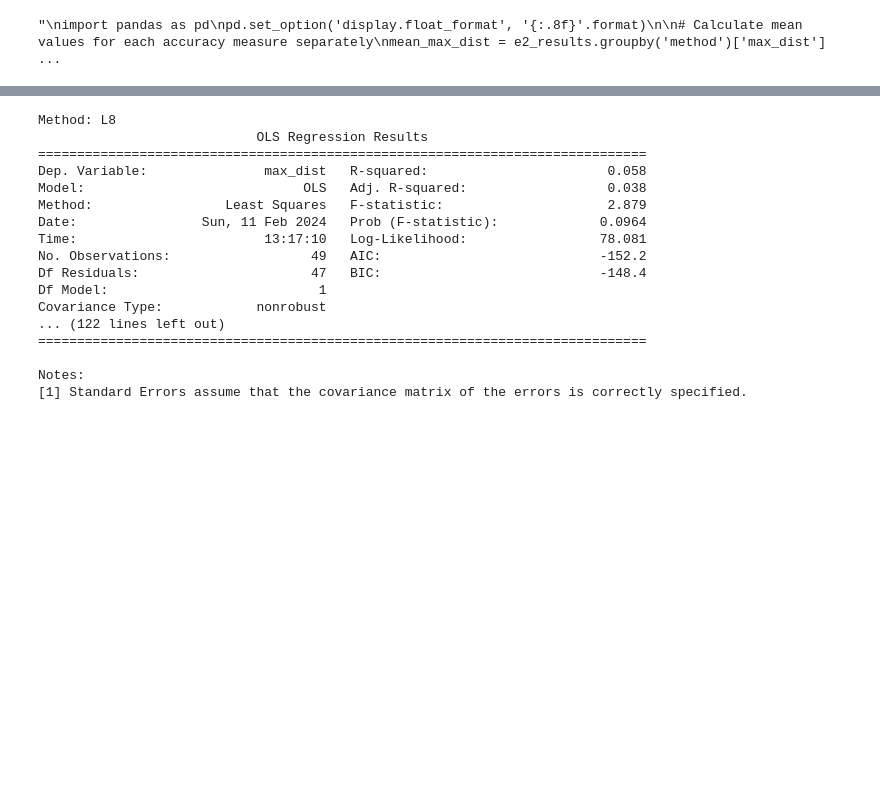
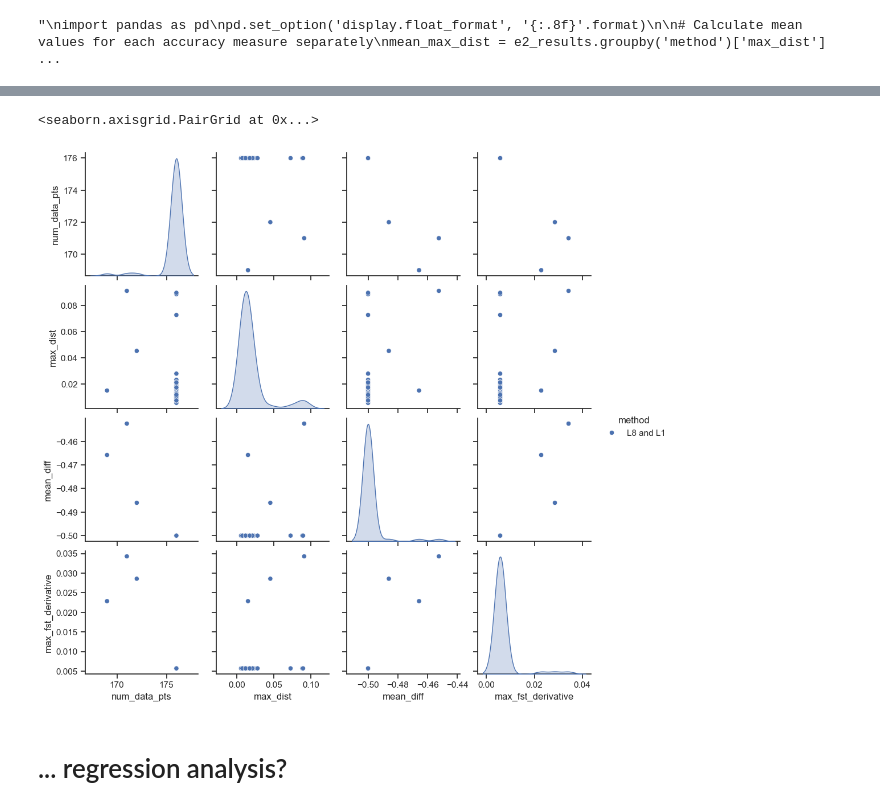
Before and after one commit to veropossumus/splineRegressionExperiments, a Jupyter notebook: experiment_2.ipynb, the cells around one changed output, grey strips where cells are left out. Saved outputs shown, nothing was run; the diff lists cells and outputs as text; code cells hidden in the pictures; blank space fills up the shorter version.

```diff
--- a/experiment_2.ipynb
+++ b/experiment_2.ipynb
@@ -379,53 +424,11 @@ strong multicollinearity problems or that the design matrix is singular.
-# %%
-import pandas as pd
-import statsmodels.api as sm
-
-# Load your dataframe
-# Assuming your dataframe is named 'df'
-
-# Filter relevant columns
-data = e2[['mean_diff', 'max_dist', 'method']]
-
-# Create dummy variables for the 'method' column
-data = pd.get_dummies(data, columns=['method'], drop_first=True)
-
-# Separate independent (X) and dependent (y) variables
-X = data.drop(columns=['max_dist'])
-y = data['max_dist']
-
-# Add constant for intercept term
-X = sm.add_constant(X)
-
-# Fit the regression model for each method
-results = {}
-method_columns = data.iloc[:, 2:]
-for method_col in method_columns:
-    method_name = method_col.replace('method_', '')
-    method_data = data[[method_col] + ['mean_diff']]
-
-    model = sm.OLS(y, method_data.astype(float)).fit()
-    results[method_name] = model.summary()
-
-# Print results
-for method, result in results.items():
-    print(f"Method: {method}")
-    print(result)
-    print("\n")
-# %% [output]
-Method: L8
-                            OLS Regression Results
-==============================================================================
-Dep. Variable:               max_dist   R-squared:                       0.058
-Model:                            OLS   Adj. R-squared:                  0.038
-Method:                 Least Squares   F-statistic:                     2.879
-Date:                Sun, 11 Feb 2024   Prob (F-statistic):             0.0964
-Time:                        13:17:10   Log-Likelihood:                 78.081
-No. Observations:                  49   AIC:                            -152.2
-Df Residuals:                      47   BIC:                            -148.4
-Df Model:                           1
-Covariance Type:            nonrobust
-... (122 lines left out)
-==============================================================================
-
-Notes:
-[1] Standard Errors assume that the covariance matrix of the errors is correctly specified.
+# %%
+import seaborn as sns
+sns.set_theme(style="ticks")
+# for method in ['L8', 'L8 and L1', 'LSQ', 'PAA', 'PLA', 'DFT']:
+df = e2[e2['method']=='L8 and L1']
+sns.pairplot(df[['num_data_pts','method','max_dist','mean_diff','max_fst_derivative']],hue="method")
+# %% [output]
+<seaborn.axisgrid.PairGrid at 0x...>
+[figure, added]
+# %% [markdown]
+# ... regression analysis?
```
Also changed, not shown: parts of 18 cells of this notebook, 2 other files.
